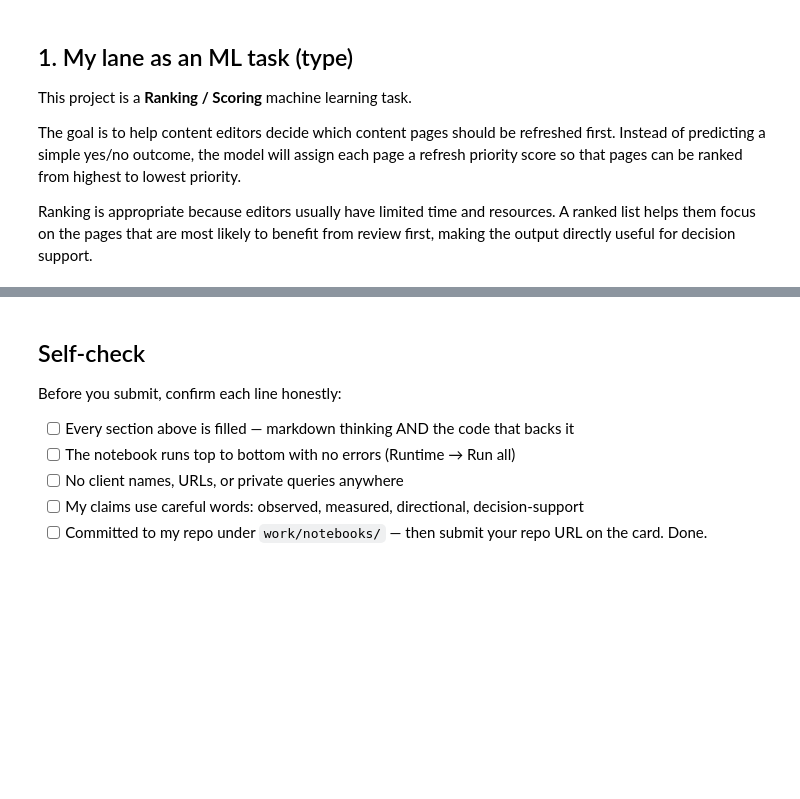
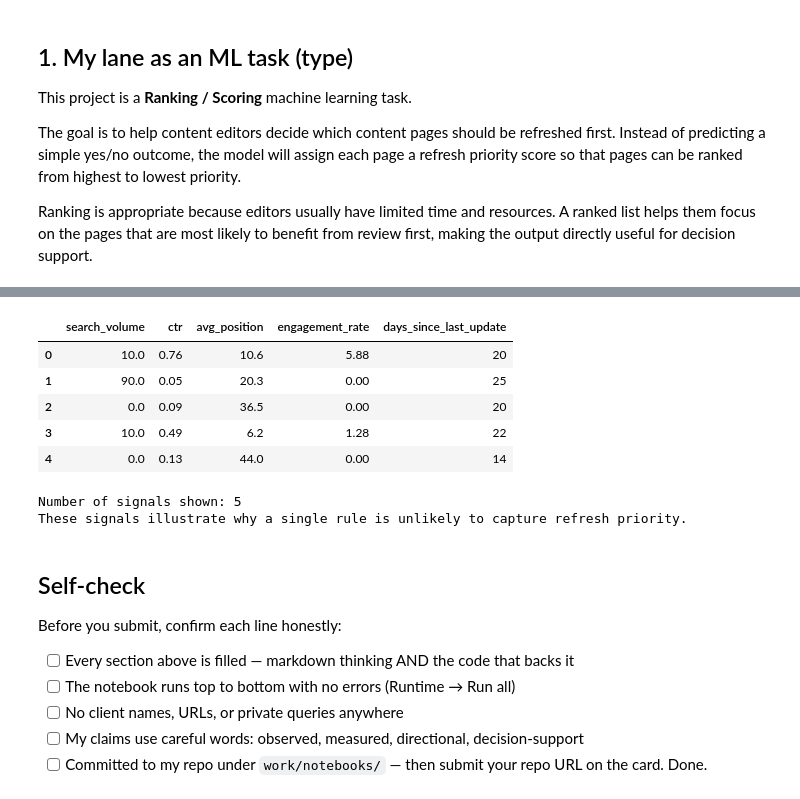
Before and after one commit to boddulavinaykumar6-stack/Flyrank-ML-Internship, a Jupyter notebook: work/notebooks/w02_ml_task_framing.ipynb, the cells around one changed output, grey strips where cells are left out. Drawn from its saved outputs; the diff is of its cells as text; code cells hidden in the pictures; blank space fills up the shorter version.

```diff
--- a/work/notebooks/w02_ml_task_framing.ipynb
+++ b/work/notebooks/w02_ml_task_framing.ipynb
@@ -55,6 +130,29 @@ print(df["content_type"].value_counts())
 # %%
 # This cell is for CODE (numbers, a query, a check).
 # Write your text answer in the cell ABOVE this one — typing sentences here breaks Run All.
+
+# Display a few signals that could contribute to refresh priority
+signals = [
+    "search_volume",
+    "ctr",
+    "avg_position",
+    "engagement_rate",
+    "days_since_last_update"
+]
+
+display(df[signals].head())
+
+print(f"\nNumber of signals shown: {len(signals)}")
+print("These signals illustrate why a single rule is unlikely to capture refresh priority.")
+# %% [output]
+|  | search_volume | ctr | avg_position | engagement_rate | days_since_last_update |
+| 0 | 10.0 | 0.76 | 10.6 | 5.88 | 20 |
+| 1 | 90.0 | 0.05 | 20.3 | 0.00 | 25 |
+| 2 | 0.0 | 0.09 | 36.5 | 0.00 | 20 |
+| 3 | 10.0 | 0.49 | 6.2 | 1.28 | 22 |
+| 4 | 0.0 | 0.13 | 44.0 | 0.00 | 14 |
+Number of signals shown: 5
+These signals illustrate why a single rule is unlikely to capture refresh priority.
 # %% [markdown]
 ## Self-check
 
```
Also changed, not shown: parts of 8 cells of this notebook.
